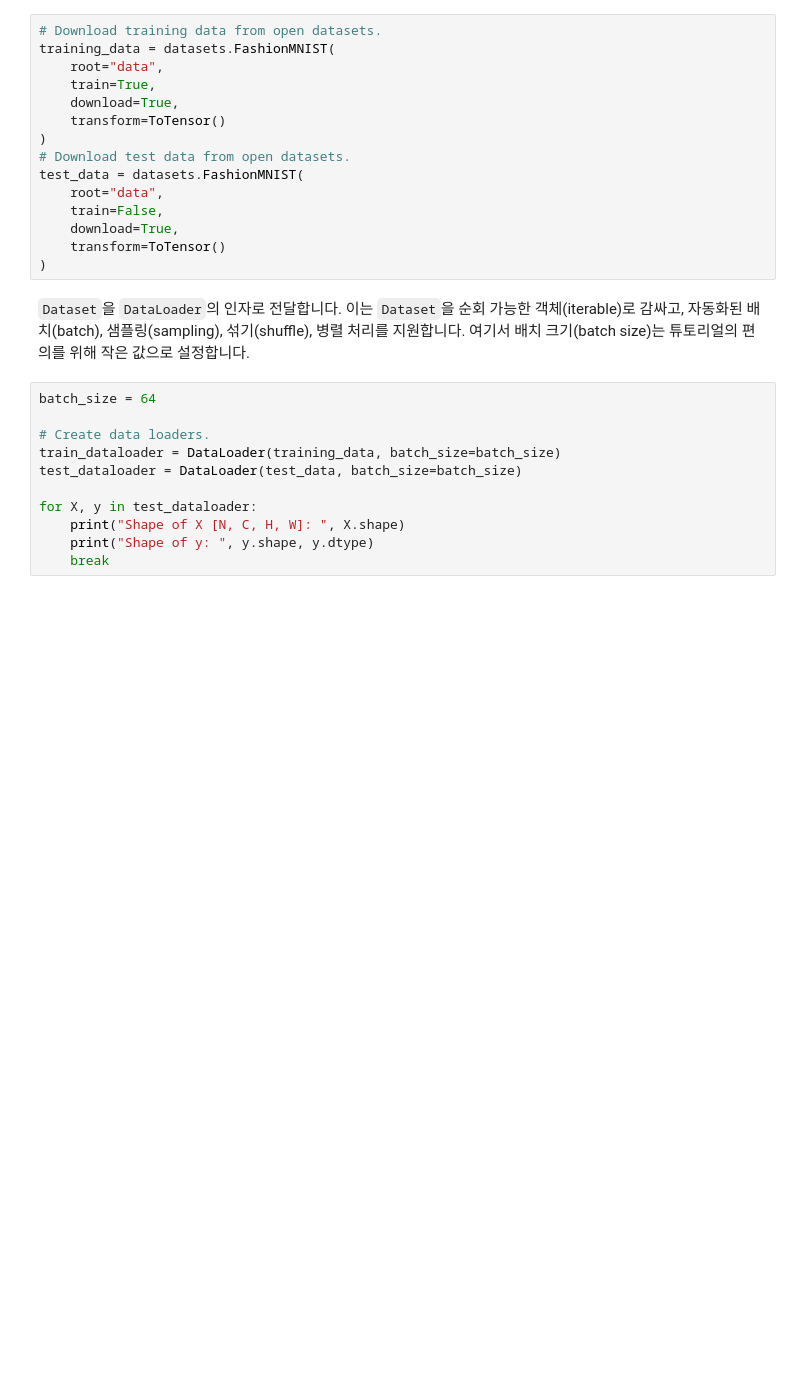
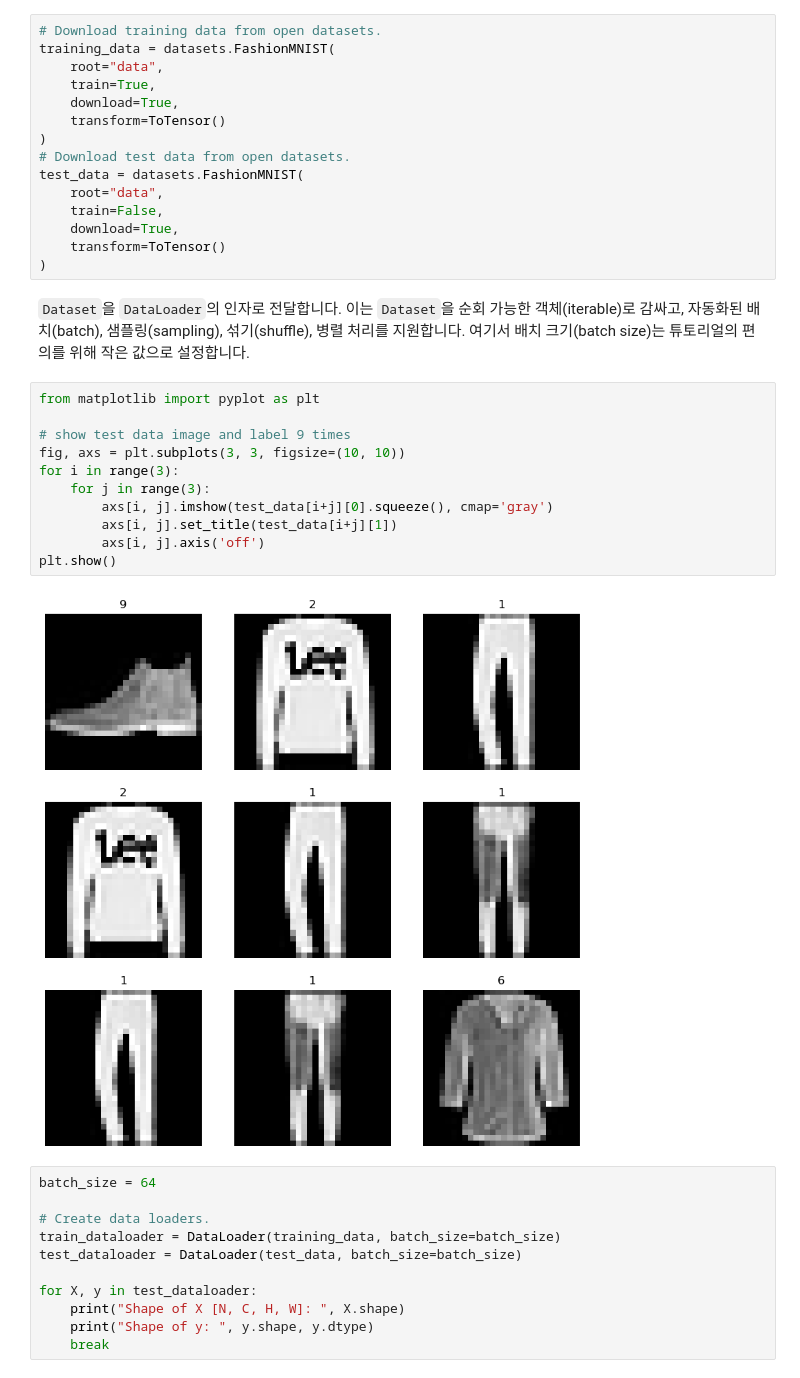
Before and after one commit to asanobm/deep-learning, a Jupyter notebook: pytorch_tutorial/official_tutorial/Pytorch_tutorial_01.ipynb, the cells around one changed output. Cells and saved outputs as stored; diff of their text form; blank space fills up the shorter version.

```diff
--- a/pytorch_tutorial/official_tutorial/Pytorch_tutorial_01.ipynb
+++ b/pytorch_tutorial/official_tutorial/Pytorch_tutorial_01.ipynb
@@ -34,6 +34,19 @@ test_data = datasets.FashionMNIST(
 )
 # %% [markdown]
 `Dataset`을 `DataLoader`의 인자로 전달합니다. 이는 `Dataset`을 순회 가능한 객체(iterable)로 감싸고, 자동화된 배치(batch), 샘플링(sampling), 섞기(shuffle), 병렬 처리를 지원합니다. 여기서 배치 크기(batch size)는 튜토리얼의 편의를 위해 작은 값으로 설정합니다.
+# %%
+from matplotlib import pyplot as plt
+
+# show test data image and label 9 times
+fig, axs = plt.subplots(3, 3, figsize=(10, 10))
+for i in range(3):
+    for j in range(3):
+        axs[i, j].imshow(test_data[i+j][0].squeeze(), cmap='gray')
+        axs[i, j].set_title(test_data[i+j][1])
+        axs[i, j].axis('off')
+plt.show()
+# %% [output]
+[figure, added]
 # %%
 batch_size = 64
 
```
